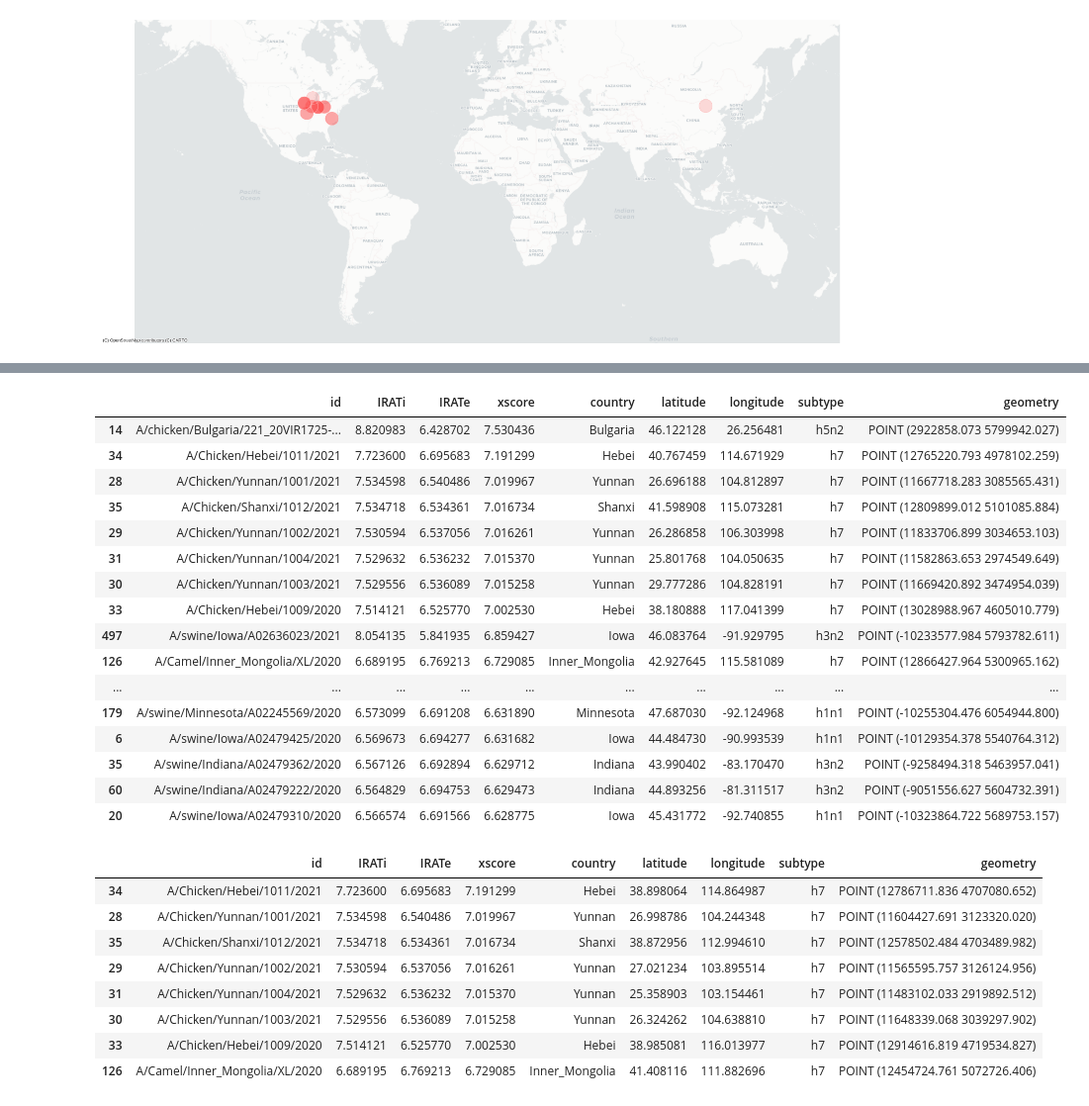
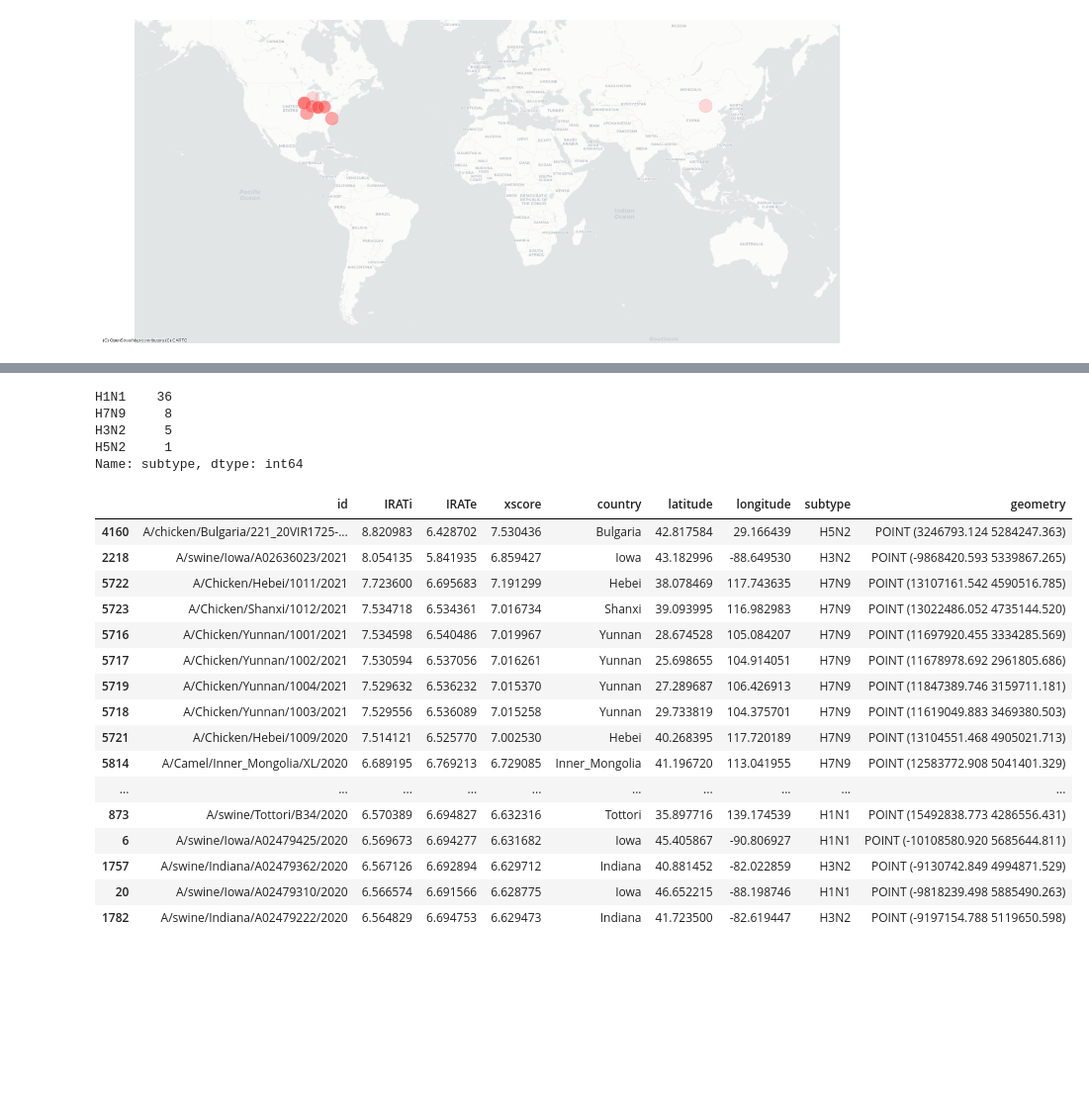
Before and after one commit to zeroknowledgediscovery/emergenet, a Jupyter notebook: irat_qnet/preddata/georisk.ipynb, the cells around one changed output, grey strips where cells are left out. Shown at 99% size. Saved outputs shown, nothing was run; the diff lists cells and outputs as text; code cells hidden in the pictures; blank space fills up the shorter version.

```diff
--- a/irat_qnet/preddata/georisk.ipynb
+++ b/irat_qnet/preddata/georisk.ipynb
@@ -5,5 +5,7 @@ import glob
 
 #FILES=glob.glob('predictions/*h[0-9]*csv')
 FILES=glob.glob('../results/animal_predictions/*csv')
+FILES=glob.glob('../results/animal_predictions/combined_results.csv')
 
-pd.read_csv(FILES[0])
+seqf=pd.read_csv(FILES[0])
+seqf=seqf.rename(columns={'predicted_emergence_score':'IRATe','predicted_impact_score':'IRATi'})
@@ -24,11 +11,0 @@ pd.read_csv(FILES[0])
-# %%
-seqf=pd.DataFrame()
-
-for file in FILES:
-    print(file)
-    #cols=['id','geometric_mean_risk']
-    seqf2=pd.read_csv(file).dropna()#.head(15)
-    #seqf2['IRATe']=(-8.1*seqf2.geometric_mean_risk) + 6.2
-    seqf2=seqf2.rename(columns={'predicted_emergence_score':'IRATe','predicted_impact_score':'IRATi'})
-    seqf2['subtype']=file.split('/')[-1].replace('.csv','')
-    seqf=pd.concat([seqf,seqf2])
@@ -387,7 +347,8 @@ mf.sort_values('IRATi').tail(50)
 # %%
 pf_=geo_DF__.copy()
 pf_['xscore']=np.sqrt(geo_DF__.IRATe*geo_DF__.IRATi)
-F=8
+pf__=pf_.copy()
+F=5
 def perturb_coord1(row):
     return row.latitude+F*np.random.rand()
 def perturb_coord2(row):
@@ -454,32 +416,28 @@ ax1.set_axis_off()
 # %%
-pf
+pf.subtype.value_counts()
 # %% [output]
-|  | id | IRATi | IRATe | xscore | country | latitude | longitude | subtype | geometry |
-| 14 | A/chicken/Bulgaria/221_20VIR1725-... | 8.820983 | 6.428702 | 7.530436 | Bulgaria | 46.122128 | 26.256481 | h5n2 | POINT (2922858.073 5799942.027) |
-| 34 | A/Chicken/Hebei/1011/2021 | 7.723600 | 6.695683 | 7.191299 | Hebei | 40.767459 | 114.671929 | h7 | POINT (12765220.793 4978102.259) |
-| 28 | A/Chicken/Yunnan/1001/2021 | 7.534598 | 6.540486 | 7.019967 | Yunnan | 26.696188 | 104.812897 | h7 | POINT (11667718.283 3085565.431) |
-| 35 | A/Chicken/Shanxi/1012/2021 | 7.534718 | 6.534361 | 7.016734 | Shanxi | 41.598908 | 115.073281 | h7 | POINT (12809899.012 5101085.884) |
-| 29 | A/Chicken/Yunnan/1002/2021 | 7.530594 | 6.537056 | 7.016261 | Yunnan | 26.286858 | 106.303998 | h7 | POINT (11833706.899 3034653.103) |
-| 31 | A/Chicken/Yunnan/1004/2021 | 7.529632 | 6.536232 | 7.015370 | Yunnan | 25.801768 | 104.050635 | h7 | POINT (11582863.653 2974549.649) |
-| 30 | A/Chicken/Yunnan/1003/2021 | 7.529556 | 6.536089 | 7.015258 | Yunnan | 29.777286 | 104.828191 | h7 | POINT (11669420.892 3474954.039) |
-| 33 | A/Chicken/Hebei/1009/2020 | 7.514121 | 6.525770 | 7.002530 | Hebei | 38.180888 | 117.041399 | h7 | POINT (13028988.967 4605010.779) |
-| 497 | A/swine/Iowa/A02636023/2021 | 8.054135 | 5.841935 | 6.859427 | Iowa | 46.083764 | -91.929795 | h3n2 | POINT (-10233577.984 5793782.611) |
-| 126 | A/Camel/Inner_Mongolia/XL/2020 | 6.689195 | 6.769213 | 6.729085 | Inner_Mongolia | 42.927645 | 115.581089 | h7 | POINT (12866427.964 5300965.162) |
-| ... | ... | ... | ... | ... | ... | ... | ... | ... | ... |
-| 179 | A/swine/Minnesota/A02245569/2020 | 6.573099 | 6.691208 | 6.631890 | Minnesota | 47.687030 | -92.124968 | h1n1 | POINT (-10255304.476 6054944.800) |
-| 6 | A/swine/Iowa/A02479425/2020 | 6.569673 | 6.694277 | 6.631682 | Iowa | 44.484730 | -90.993539 | h1n1 | POINT (-10129354.378 5540764.312) |
-| 35 | A/swine/Indiana/A02479362/2020 | 6.567126 | 6.692894 | 6.629712 | Indiana | 43.990402 | -83.170470 | h3n2 | POINT (-9258494.318 5463957.041) |
-| 60 | A/swine/Indiana/A02479222/2020 | 6.564829 | 6.694753 | 6.629473 | Indiana | 44.893256 | -81.311517 | h3n2 | POINT (-9051556.627 5604732.391) |
-| 20 | A/swine/Iowa/A02479310/2020 | 6.566574 | 6.691566 | 6.628775 | Iowa | 45.431772 | -92.740855 | h1n1 | POINT (-10323864.722 5689753.157) |
+H1N1    36
+H7N9     8
+H3N2     5
+H5N2     1
+Name: subtype, dtype: int64
 # %%
-pf[pf.subtype=='h7']
+pf.sort_values('IRATi',ascending=False)#[pf.subtype=='h7']
 # %% [output]
 |  | id | IRATi | IRATe | xscore | country | latitude | longitude | subtype | geometry |
-| 34 | A/Chicken/Hebei/1011/2021 | 7.723600 | 6.695683 | 7.191299 | Hebei | 38.898064 | 114.864987 | h7 | POINT (12786711.836 4707080.652) |
-| 28 | A/Chicken/Yunnan/1001/2021 | 7.534598 | 6.540486 | 7.019967 | Yunnan | 26.998786 | 104.244348 | h7 | POINT (11604427.691 3123320.020) |
-| 35 | A/Chicken/Shanxi/1012/2021 | 7.534718 | 6.534361 | 7.016734 | Shanxi | 38.872956 | 112.994610 | h7 | POINT (12578502.484 4703489.982) |
-| 29 | A/Chicken/Yunnan/1002/2021 | 7.530594 | 6.537056 | 7.016261 | Yunnan | 27.021234 | 103.895514 | h7 | POINT (11565595.757 3126124.956) |
-| 31 | A/Chicken/Yunnan/1004/2021 | 7.529632 | 6.536232 | 7.015370 | Yunnan | 25.358903 | 103.154461 | h7 | POINT (11483102.033 2919892.512) |
-| 30 | A/Chicken/Yunnan/1003/2021 | 7.529556 | 6.536089 | 7.015258 | Yunnan | 26.324262 | 104.638810 | h7 | POINT (11648339.068 3039297.902) |
-| 33 | A/Chicken/Hebei/1009/2020 | 7.514121 | 6.525770 | 7.002530 | Hebei | 38.985081 | 116.013977 | h7 | POINT (12914616.819 4719534.827) |
-| 126 | A/Camel/Inner_Mongolia/XL/2020 | 6.689195 | 6.769213 | 6.729085 | Inner_Mongolia | 41.408116 | 111.882696 | h7 | POINT (12454724.761 5072726.406) |
+| 4160 | A/chicken/Bulgaria/221_20VIR1725-... | 8.820983 | 6.428702 | 7.530436 | Bulgaria | 42.817584 | 29.166439 | H5N2 | POINT (3246793.124 5284247.363) |
+| 2218 | A/swine/Iowa/A02636023/2021 | 8.054135 | 5.841935 | 6.859427 | Iowa | 43.182996 | -88.649530 | H3N2 | POINT (-9868420.593 5339867.265) |
+| 5722 | A/Chicken/Hebei/1011/2021 | 7.723600 | 6.695683 | 7.191299 | Hebei | 38.078469 | 117.743635 | H7N9 | POINT (13107161.542 4590516.785) |
+| 5723 | A/Chicken/Shanxi/1012/2021 | 7.534718 | 6.534361 | 7.016734 | Shanxi | 39.093995 | 116.982983 | H7N9 | POINT (13022486.052 4735144.520) |
+| 5716 | A/Chicken/Yunnan/1001/2021 | 7.534598 | 6.540486 | 7.019967 | Yunnan | 28.674528 | 105.084207 | H7N9 | POINT (11697920.455 3334285.569) |
+| 5717 | A/Chicken/Yunnan/1002/2021 | 7.530594 | 6.537056 | 7.016261 | Yunnan | 25.698655 | 104.914051 | H7N9 | POINT (11678978.692 2961805.686) |
+| 5719 | A/Chicken/Yunnan/1004/2021 | 7.529632 | 6.536232 | 7.015370 | Yunnan | 27.289687 | 106.426913 | H7N9 | POINT (11847389.746 3159711.181) |
+| 5718 | A/Chicken/Yunnan/1003/2021 | 7.529556 | 6.536089 | 7.015258 | Yunnan | 29.733819 | 104.375701 | H7N9 | POINT (11619049.883 3469380.503) |
+| 5721 | A/Chicken/Hebei/1009/2020 | 7.514121 | 6.525770 | 7.002530 | Hebei | 40.268395 | 117.720189 | H7N9 | POINT (13104551.468 4905021.713) |
+| 5814 | A/Camel/Inner_Mongolia/XL/2020 | 6.689195 | 6.769213 | 6.729085 | Inner_Mongolia | 41.196720 | 113.041955 | H7N9 | POINT (12583772.908 5041401.329) |
+| ... | ... | ... | ... | ... | ... | ... | ... | ... | ... |
+| 873 | A/swine/Tottori/B34/2020 | 6.570389 | 6.694827 | 6.632316 | Tottori | 35.897716 | 139.174539 | H1N1 | POINT (15492838.773 4286556.431) |
+| 6 | A/swine/Iowa/A02479425/2020 | 6.569673 | 6.694277 | 6.631682 | Iowa | 45.405867 | -90.806927 | H1N1 | POINT (-10108580.920 5685644.811) |
+| 1757 | A/swine/Indiana/A02479362/2020 | 6.567126 | 6.692894 | 6.629712 | Indiana | 40.881452 | -82.022859 | H3N2 | POINT (-9130742.849 4994871.529) |
+| 20 | A/swine/Iowa/A02479310/2020 | 6.566574 | 6.691566 | 6.628775 | Iowa | 46.652215 | -88.198746 | H1N1 | POINT (-9818239.498 5885490.263) |
+| 1782 | A/swine/Indiana/A02479222/2020 | 6.564829 | 6.694753 | 6.629473 | Indiana | 41.723500 | -82.619447 | H3N2 | POINT (-9197154.788 5119650.598) |
```
Also changed, not shown: parts of 15 cells of this notebook, 46 other files.
